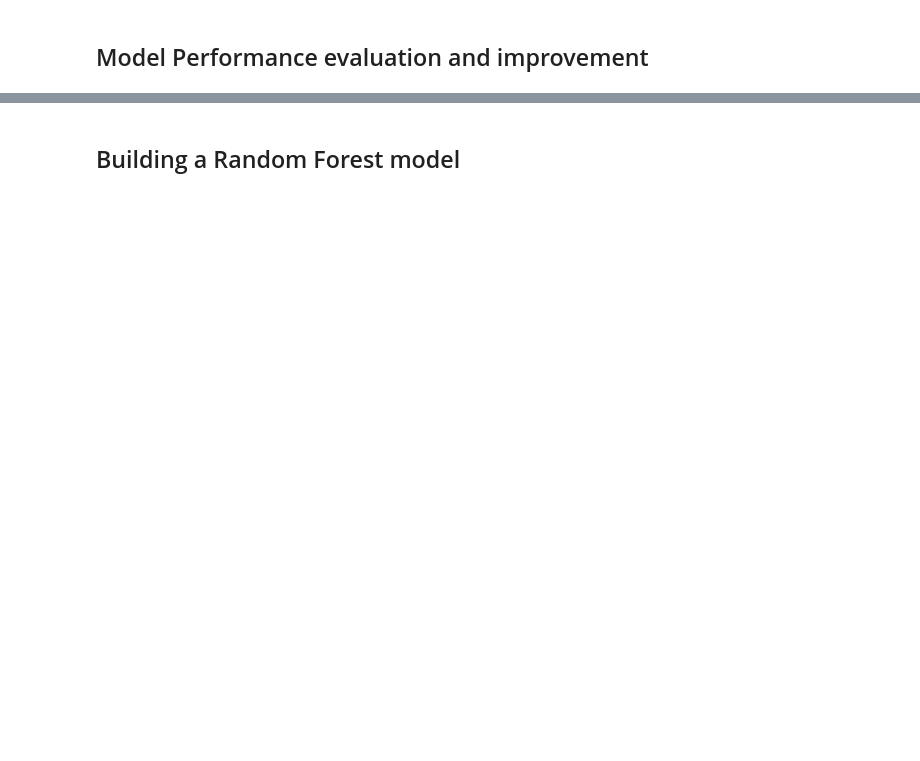
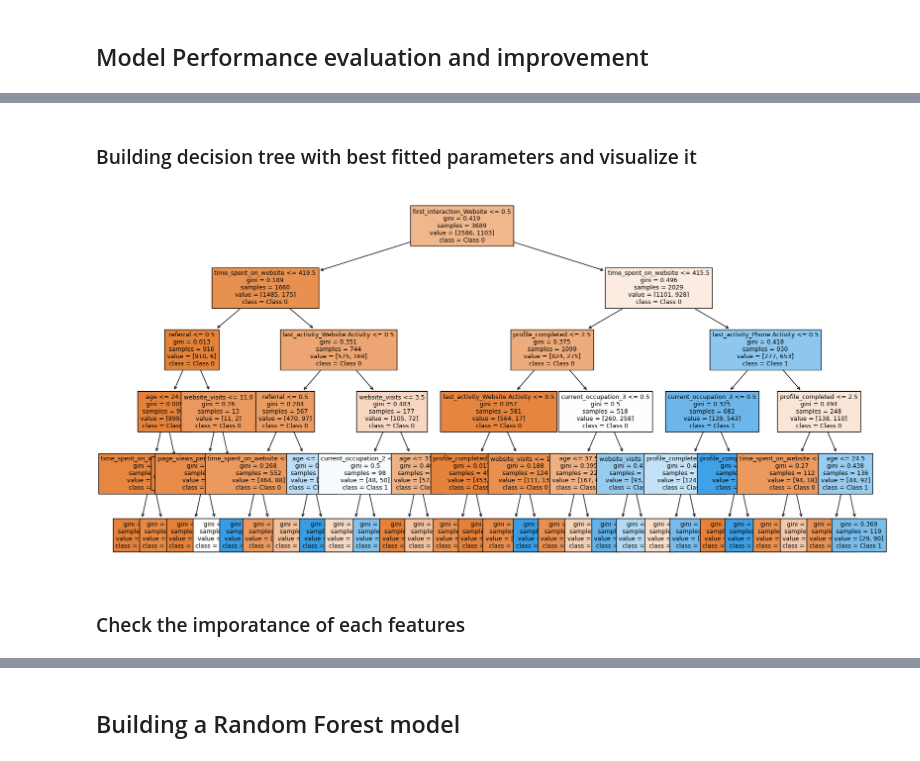
Before and after one commit to ej29-r3d/Decision-Tree-and-Random-Forest-for-Customer-Classification, a Jupyter notebook: Decision_Tree_and_Random_Forest_for_Customer_Classification_.ipynb, the cells around one changed output, grey strips where cells are left out. Drawn from its saved outputs; the diff is of its cells as text; code cells hidden in the pictures; blank space fills up the shorter version.

```diff
--- a/Decision_Tree_and_Random_Forest_for_Customer_Classification_.ipynb
+++ b/Decision_Tree_and_Random_Forest_for_Customer_Classification_.ipynb
@@ -557,2 +599,13 @@ NameError: name 'X' is not defined
 # %% [markdown]
 ## Building a Decision Tree model
+# %%
+# Initialize the Decision Tree Classifier
+clf = DecisionTreeClassifier(random_state=42)
+
+# Train the model
+clf.fit(X_train, y_train)
+
+# Evaluate performance
+y_pred = clf.predict(X_test)
+accuracy = accuracy_score(y_test, y_pred)
+print("Accuracy:", accuracy)
@@ -559,2 +617,12 @@ NameError: name 'X' is not defined
 # %% [markdown]
 ## Model Performance evaluation and improvement
+# %%
+# Define different hyperparamaters for the model
+param_grid = {
+    'max_depth': [3, 4, 5, 6, 7, 8, 9],
+    'min_samples_split': [2, 3, 4, 5, 6, 7, 8, 9, 10],
+    'min_samples_leaf': [1, 2, 3, 4, 5]
+}
+
+grid_search = GridSearchCV(clf, param_grid, cv=5, scoring='accuracy')
+grid_search.fit(X_train, y_train)
@@ -560,0 +646,3 @@ NameError: name 'X' is not defined
+# %%
+best_params = grid_search.best_params_
+print("Best Parameters:", best_params)
@@ -560,0 +658,15 @@ NameError: name 'X' is not defined
+# %% [markdown]
+### Building decision tree with best fitted parameters and visualize it
+# %%
+# Train a decision tree classifier using the best parameters
+best_dt = DecisionTreeClassifier(**best_params)
+best_dt.fit(X_train, y_train)
+
+# Visualize the decision tree
+plt.figure(figsize=(20, 10))  # Adjust figsize as needed
+plot_tree(best_dt, feature_names=X.columns, class_names=['Class 0', 'Class 1'], filled=True, fontsize=9)
+plt.show()
+# %% [output]
+[figure, added]
+# %% [markdown]
+### Check the imporatance of each features
```
Also changed, not shown: parts of 23 cells of this notebook.
